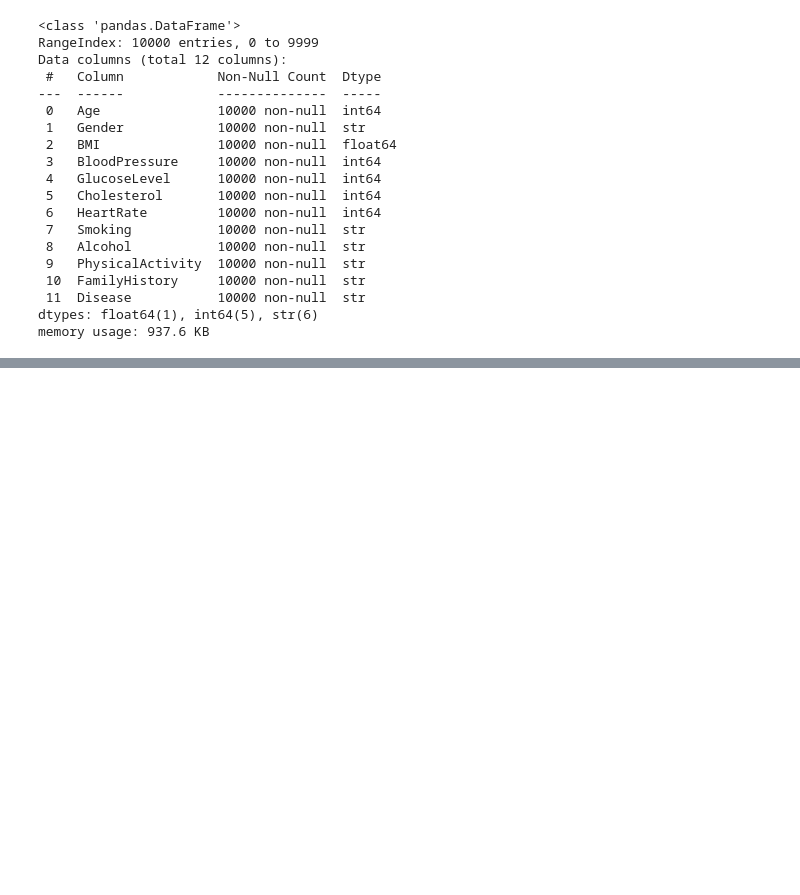
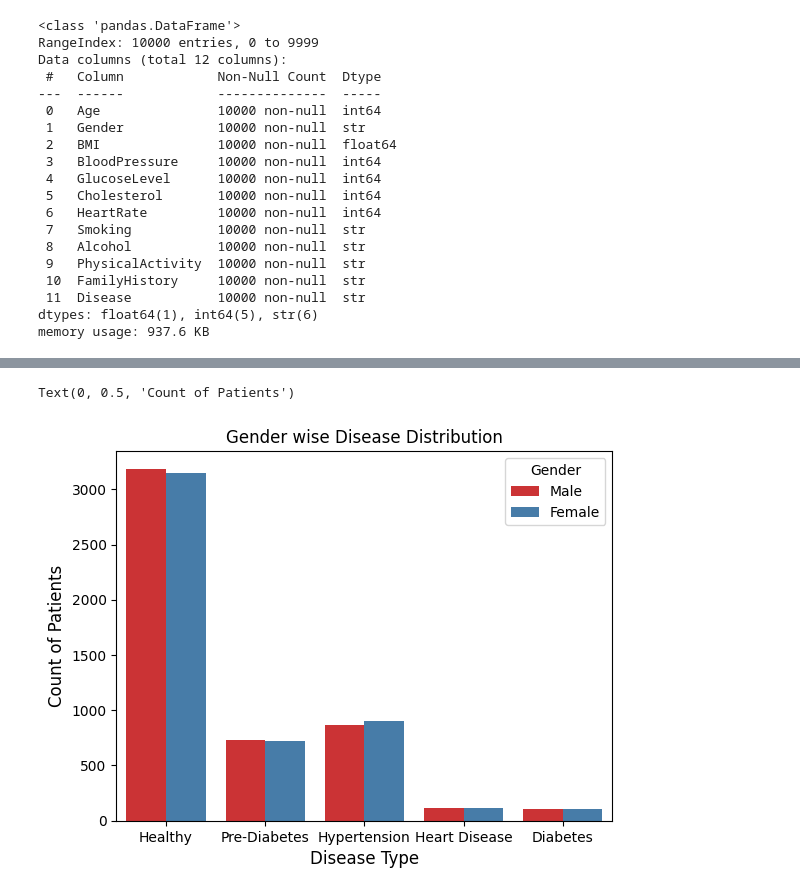
Before and after one commit to mansikumawat08/Project-2, a Jupyter notebook: medical.ipynb, the cells around one changed output, grey strips where cells are left out. Saved outputs shown, nothing was run; the diff lists cells and outputs as text; code cells hidden in the pictures; blank space fills up the shorter version.

```diff
--- a/medical.ipynb
+++ b/medical.ipynb
@@ -390,0 +100,8 @@ df
+# %%
+sns.countplot(data = df , x = df['Disease'],hue = df['Gender'],palette='Set1')
+plt.title("Gender wise Disease Distribution")
+plt.xlabel("Disease Type", fontsize=12)
+plt.ylabel("Count of Patients", fontsize=12)
+# %% [output]
+Text(0, 0.5, 'Count of Patients')
+[figure, added]
```
Also changed, not shown: parts of 84 cells of this notebook, 1 other file.
